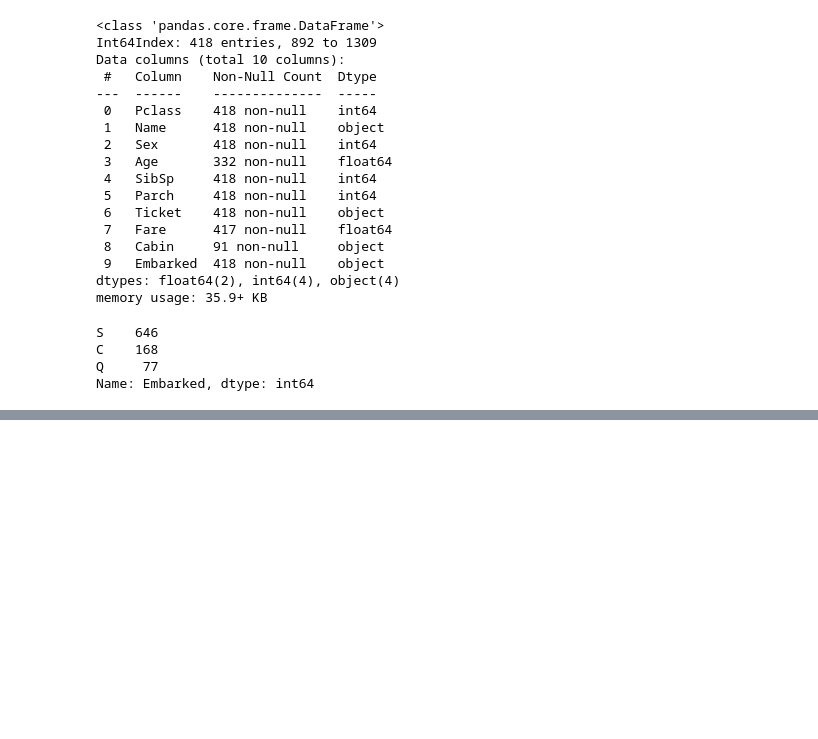
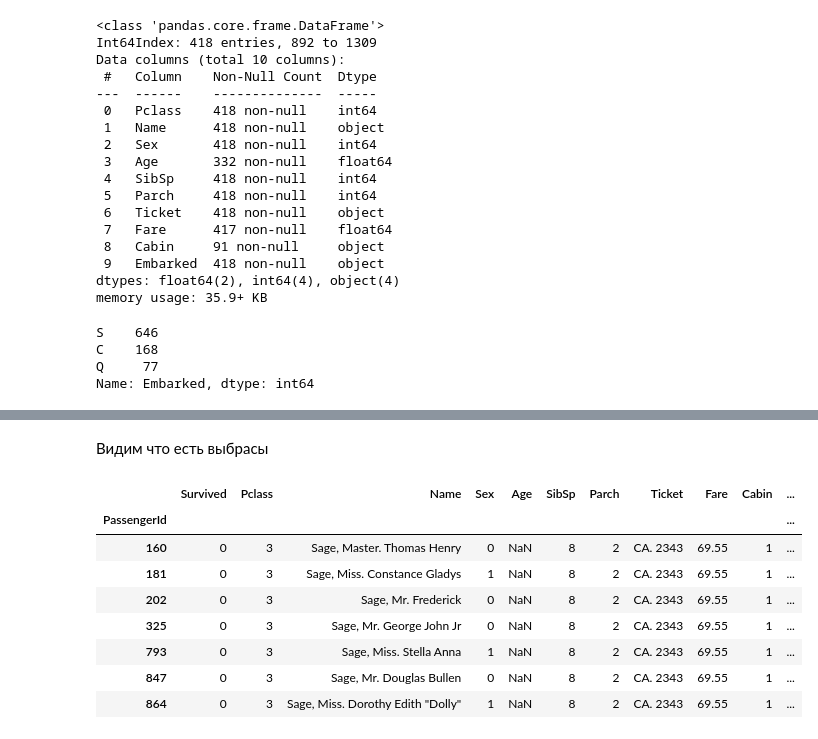
Before and after one commit to warshtayner/Kaggle_Titanic, a Jupyter notebook: prediction_version_2.ipynb, the cells around one changed output, grey strips where cells are left out. Saved outputs shown, nothing was run; the diff lists cells and outputs as text; code cells hidden in the pictures; blank space fills up the shorter version.

```diff
--- a/prediction_version_2.ipynb
+++ b/prediction_version_2.ipynb
@@ -186,0 +228,5 @@ memory usage: 35.9+ KB
+# %%
+train['Cabin'] = np.where(train['Cabin'].isna(), 0, 1)
+task['Cabin'] = np.where(task['Cabin'].isna(), 0, 1)
+# train.loc[~train['Cabin'].isna(), 'Cabin'] = 1
+# train.loc[train['Cabin'].isna(), 'Cabin'] = 0
@@ -186,0 +269,14 @@ memory usage: 35.9+ KB
+# %% [markdown]
+Видим что есть выбрасы
+# %%
+train[(train['Fare'] > 65) & (train['Pclass'] == 3)]
+# %% [output]
+|  | Survived | Pclass | Name | Sex | Age | SibSp | Parch | Ticket | Fare | Cabin | ... |
+| PassengerId |  |  |  |  |  |  |  |  |  |  | ... |
+| 160 | 0 | 3 | Sage, Master. Thomas Henry | 0 | NaN | 8 | 2 | CA. 2343 | 69.55 | 1 | ... |
+| 181 | 0 | 3 | Sage, Miss. Constance Gladys | 1 | NaN | 8 | 2 | CA. 2343 | 69.55 | 1 | ... |
+| 202 | 0 | 3 | Sage, Mr. Frederick | 0 | NaN | 8 | 2 | CA. 2343 | 69.55 | 1 | ... |
+| 325 | 0 | 3 | Sage, Mr. George John Jr | 0 | NaN | 8 | 2 | CA. 2343 | 69.55 | 1 | ... |
+| 793 | 0 | 3 | Sage, Miss. Stella Anna | 1 | NaN | 8 | 2 | CA. 2343 | 69.55 | 1 | ... |
+| 847 | 0 | 3 | Sage, Mr. Douglas Bullen | 0 | NaN | 8 | 2 | CA. 2343 | 69.55 | 1 | ... |
+| 864 | 0 | 3 | Sage, Miss. Dorothy Edith "Dolly" | 1 | NaN | 8 | 2 | CA. 2343 | 69.55 | 1 | ... |
```
Also changed, not shown: parts of 18 cells of this notebook.
